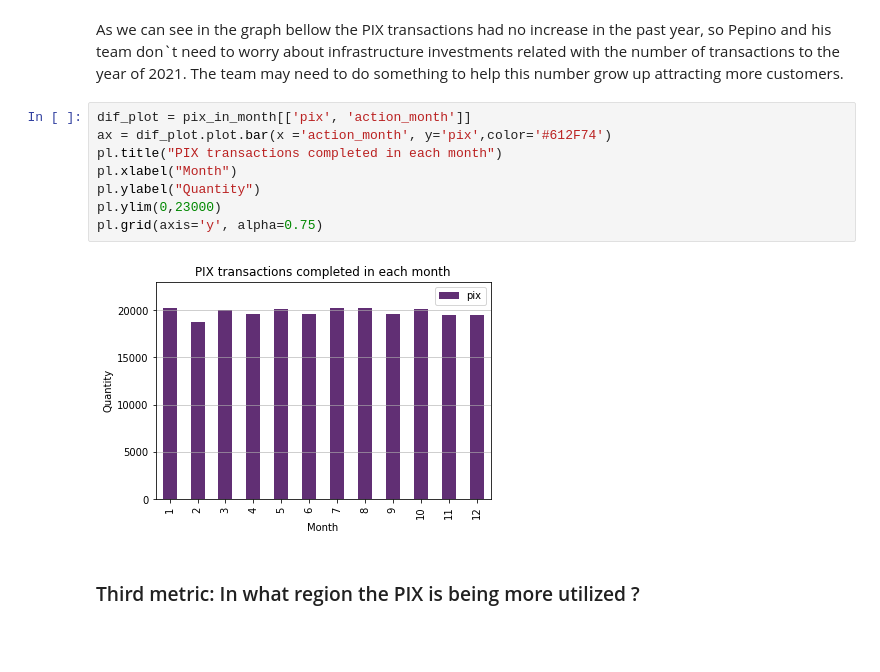
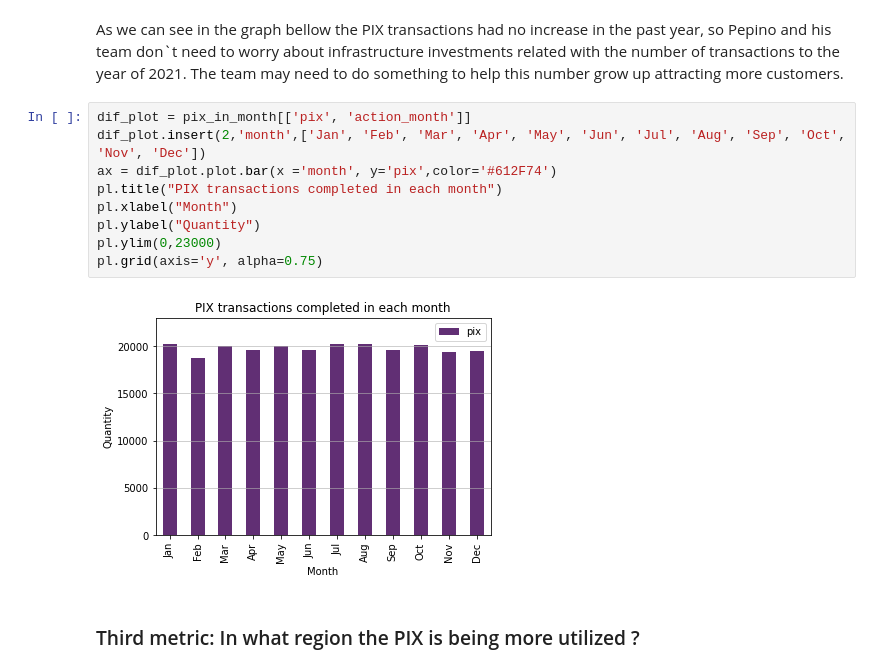
Before and after one commit to fpmacedo/Nubank-Analytics-Engineer-Case, a Jupyter notebook: etl.ipynb, the cells around one changed output. Cells and saved outputs as stored; diff of their text form; blank space fills up the shorter version.

```diff
--- a/etl.ipynb
+++ b/etl.ipynb
@@ -580,14 +580,15 @@ pix_in_month = pd.read_sql('''SELECT COUNT(id) AS PIX, t.action_month, f.status,
 As we can see in the graph bellow the PIX transactions had no increase in the past year, so Pepino and his team don`t need to worry about infrastructure investments related with the number of transactions to the year of 2021. The team may need to do something to help this number grow up attracting more customers.
 # %%
 dif_plot = pix_in_month[['pix', 'action_month']]
-ax = dif_plot.plot.bar(x ='action_month', y='pix',color='#612F74')
+dif_plot.insert(2,'month',['Jan', 'Feb', 'Mar', 'Apr', 'May', 'Jun', 'Jul', 'Aug', 'Sep', 'Oct', 'Nov', 'Dec'])
+ax = dif_plot.plot.bar(x ='month', y='pix',color='#612F74')
 pl.title("PIX transactions completed in each month")
 pl.xlabel("Month")
 pl.ylabel("Quantity")
 pl.ylim(0,23000)
 pl.grid(axis='y', alpha=0.75)
 # %% [output]
-[figure, old version]
+[figure, new version]
 # %% [markdown]
 ### Third metric: In what region the PIX is being more utilized ?
 # %%
```
Also changed, not shown: parts of 7 cells of this notebook.
